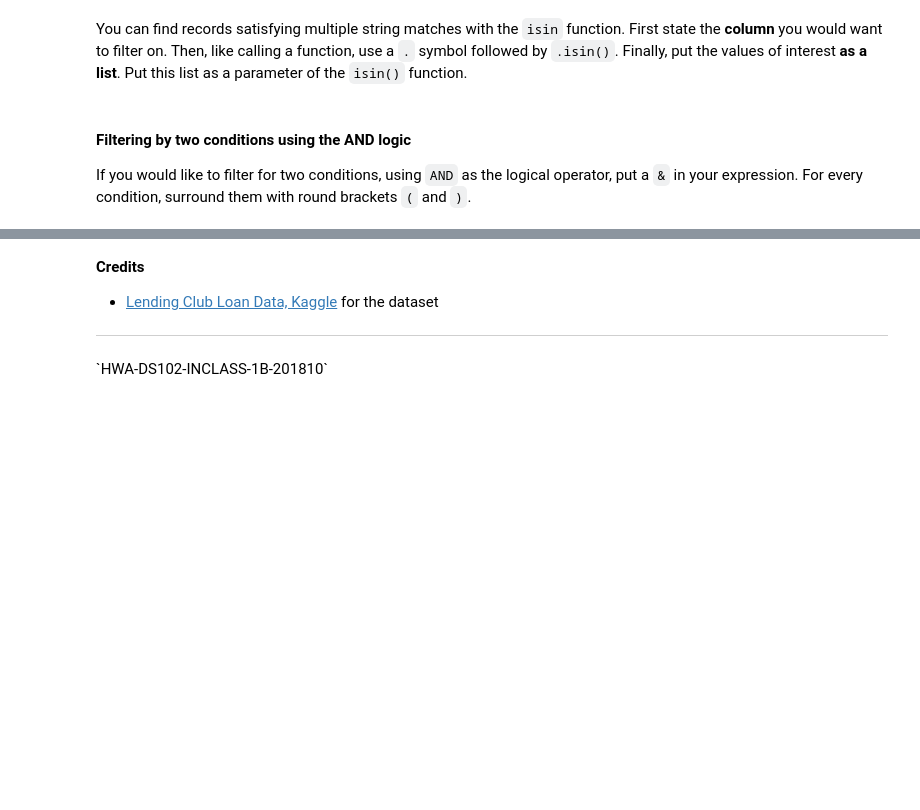
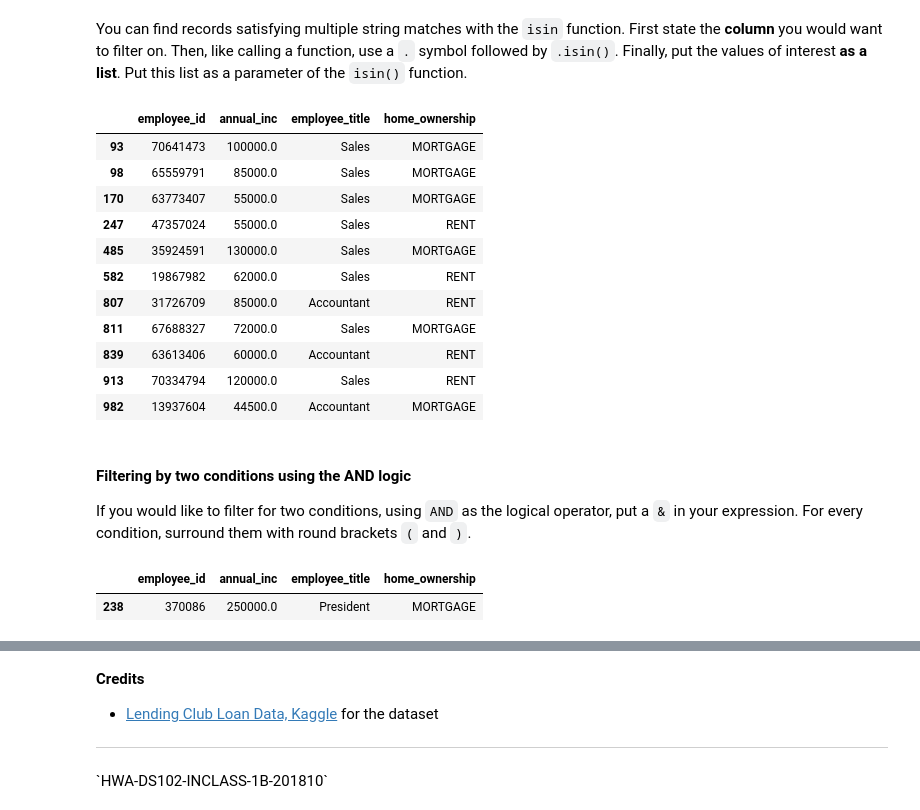
Before and after one commit to jermsinarocket/Hackwagon-DS102, a Jupyter notebook: Week 1/In-Class Exercise/week-1-inclass-b-pandas_i_student.ipynb, the cells around one changed output, grey strips where cells are left out. Cells and saved outputs as stored; diff of their text form; code cells hidden in the pictures; blank space fills up the shorter version.

```diff
--- a/Week 1/In-Class Exercise/week-1-inclass-b-pandas_i_student.ipynb
+++ b/Week 1/In-Class Exercise/week-1-inclass-b-pandas_i_student.ipynb
@@ -145,10 +235,23 @@ df_home_ownership_own = df.copy()
 You can find records satisfying multiple string matches with the `isin` function. First state the **column** you would want to filter on. Then, like calling a function, use a `.` symbol followed by `.isin()`. Finally, put the values of interest **as a list**. Put this list as a parameter of the `isin()` function.
 # %%
 # Copy the df
-#
+df_employee_title = df.copy()
 
-# Filter for all records where employee_title is 'Accountant' or 'Sales'
-#
+# Filter for al records where employee_title is 'Accountant' or 'Sales'
+df_employee_title[df_employee_title['employee_title'].isin({'Accountant','Sales'})]
+# %% [output]
+|  | employee_id | annual_inc | employee_title | home_ownership |
+| 93 | 70641473 | 100000.0 | Sales | MORTGAGE |
+| 98 | 65559791 | 85000.0 | Sales | MORTGAGE |
+| 170 | 63773407 | 55000.0 | Sales | MORTGAGE |
+| 247 | 47357024 | 55000.0 | Sales | RENT |
+| 485 | 35924591 | 130000.0 | Sales | MORTGAGE |
+| 582 | 19867982 | 62000.0 | Sales | RENT |
+| 807 | 31726709 | 85000.0 | Accountant | RENT |
+| 811 | 67688327 | 72000.0 | Sales | MORTGAGE |
+| 839 | 63613406 | 60000.0 | Accountant | RENT |
+| 913 | 70334794 | 120000.0 | Sales | RENT |
+| 982 | 13937604 | 44500.0 | Accountant | MORTGAGE |
 # %% [markdown]
 #### Filtering by two conditions using the AND logic
 
@@ -158,7 +261,11 @@ If you would like to filter for two conditions, using `AND` as the logical opera
 df_of_interest = df.copy()
 
 # Filter for all records where the employee_title is President and the annual_inc is 225000 or greater
-#
+
+df_of_interest[(df_of_interest['employee_title'] == 'President') & (df_of_interest['annual_inc'] >= 225000)]
+# %% [output]
+|  | employee_id | annual_inc | employee_title | home_ownership |
+| 238 | 370086 | 250000.0 | President | MORTGAGE |
 # %%
 # Contrast this with the following filter:
 # Q. Find all employees with the title 'President'
```
Also changed, not shown: parts of 19 cells of this notebook, 2 other files.
